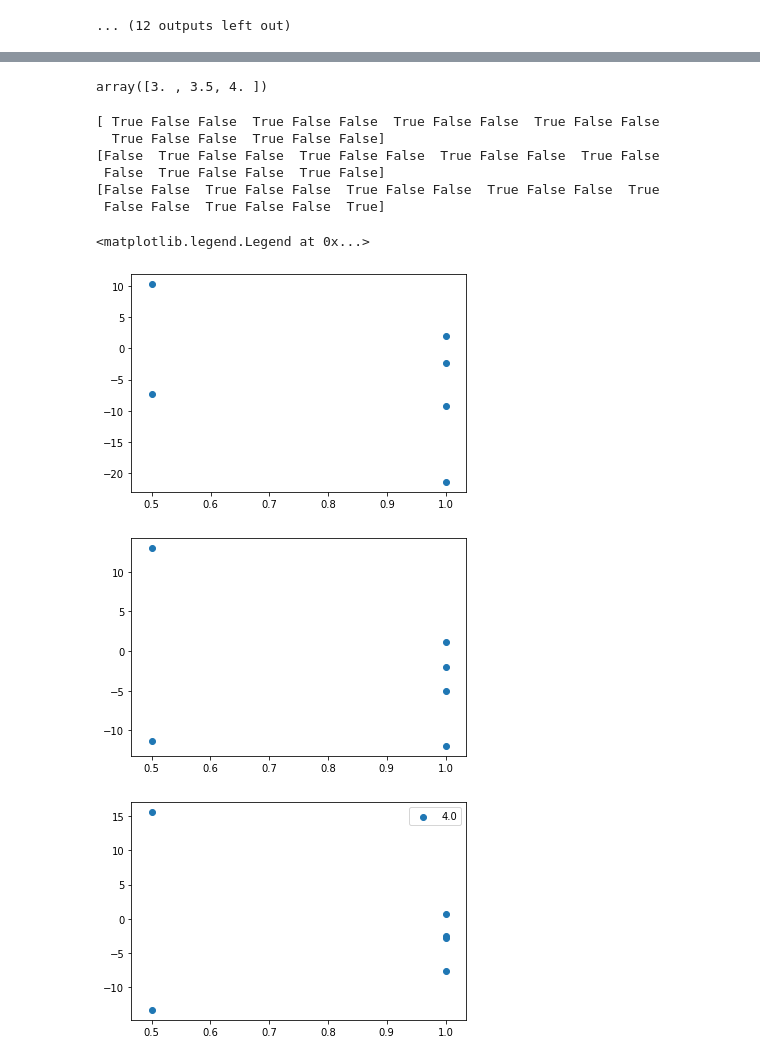
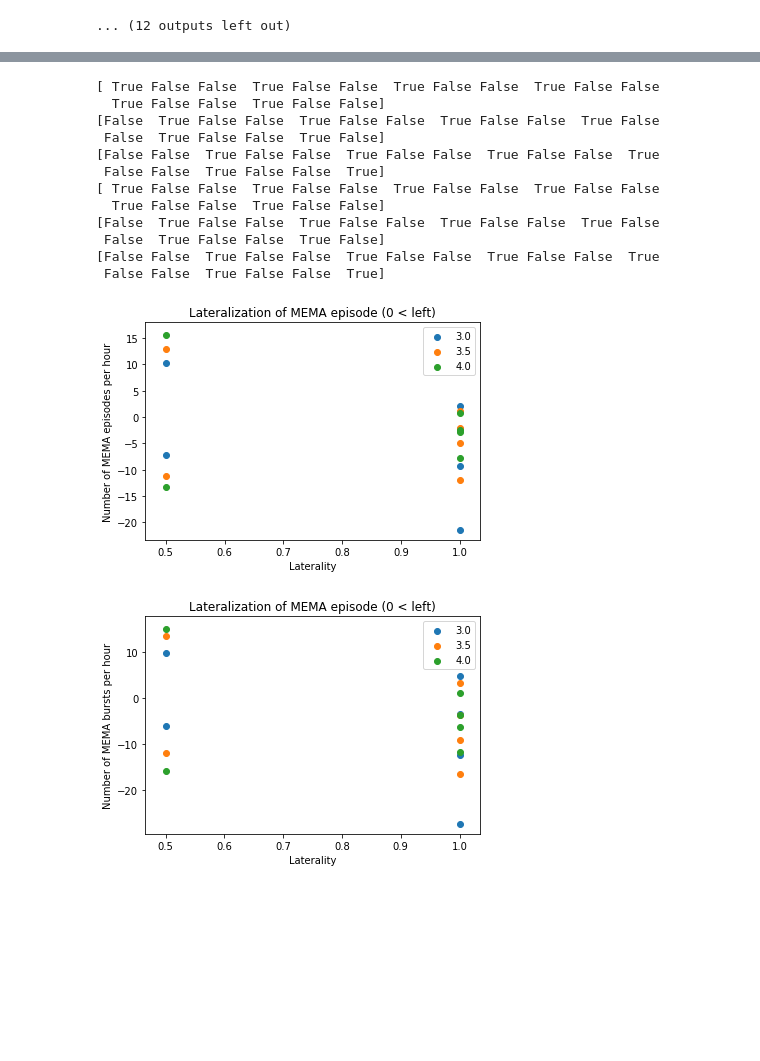
Before and after one commit to lkorczowski/Tinnitus-n-Sleep, a Jupyter notebook: notebooks/Contralateral_results_analysis.ipynb, the cells around one changed output, grey strips where cells are left out. Saved outputs shown, nothing was run; the diff lists cells and outputs as text; code cells hidden in the pictures; blank space fills up the shorter version.

Commit message:
add several variables for laterality

```diff
--- a/notebooks/Contralateral_results_analysis.ipynb
+++ b/notebooks/Contralateral_results_analysis.ipynb
@@ -272,27 +272,31 @@ meta_results.query("pvalue < 0.05")
 | 0 | mask_per | Mean duration of MEMA episode | 3.5 | -1.700682 | 2.875466 | -0.840566 | 0.002321 | 0.387501 |
 | 0 | mask_delta | Mean duration of MEMA episode | 4.0 | -0.029286 | 2.718849 | -0.838810 | 0.002420 | 0.006720 |
 | 0 | mask_per | Mean duration of MEMA episode | 4.0 | -1.869577 | 2.745606 | -0.847955 | 0.001938 | 0.413198 |
-# %%
-diff_nb_episodes = reports.loc[reports["condition"]=="habituation"]["Number of MEMA episodes per hour"].values - reports.loc[reports["condition"]=="resmed"]["Number of MEMA episodes per hour"].values
-reports.loc[reports["condition"]=="habituation"]["THR_classif"].unique()
-# %% [output]
-array([3. , 3.5, 4. ])
 # %%
-for threshold in reports["THR_classif"].unique():
+x_axis = "Laterality"
+for y_axis in ["Number of MEMA episodes per hour", "Number of MEMA bursts per hour"]:
     plt.figure()
-    index = (reports.loc[reports["condition"]=="habituation"]["THR_classif"] == threshold).values
-    print(index)
-    plt.scatter(reports.loc[reports["condition"]=="habituation"]["Laterality"].values[index], diff_nb_episodes[index], label=threshold )
-
-plt.legend()
+    y_data = reports.loc[reports["condition"]=="habituation"][y_axis].values - reports.loc[reports["condition"]=="resmed"][y_axis].values
+    for threshold in reports["THR_classif"].unique():
+        index = (reports.loc[reports["condition"]=="habituation"]["THR_classif"] == threshold).values
+        print(index)
+        plt.scatter(reports.loc[reports["condition"]=="habituation"][x_axis].values[index], y_data[index], label=threshold )
+    plt.legend()
+    plt.xlabel(x_axis)
+    plt.ylabel(y_axis)
+    plt.title("Lateralization of MEMA episode (0 < left)")
 # %% [output]
 [ True False False  True False False  True False False  True False False
   True False False  True False False]
 [False  True False False  True False False  True False False  True False
  False  True False False  True False]
 [False False  True False False  True False False  True False False  True
  False False  True False False  True]
+[ True False False  True False False  True False False  True False False
+  True False False  True False False]
+[False  True False False  True False False  True False False  True False
+ False  True False False  True False]
+[False False  True False False  True False False  True False False  True
+ False False  True False False  True]
-<matplotlib.legend.Legend at 0x...>
-[figure, old version]
+[figure, new version]
-[figure, old version]
+[figure, new version]
-[figure, removed]
```
